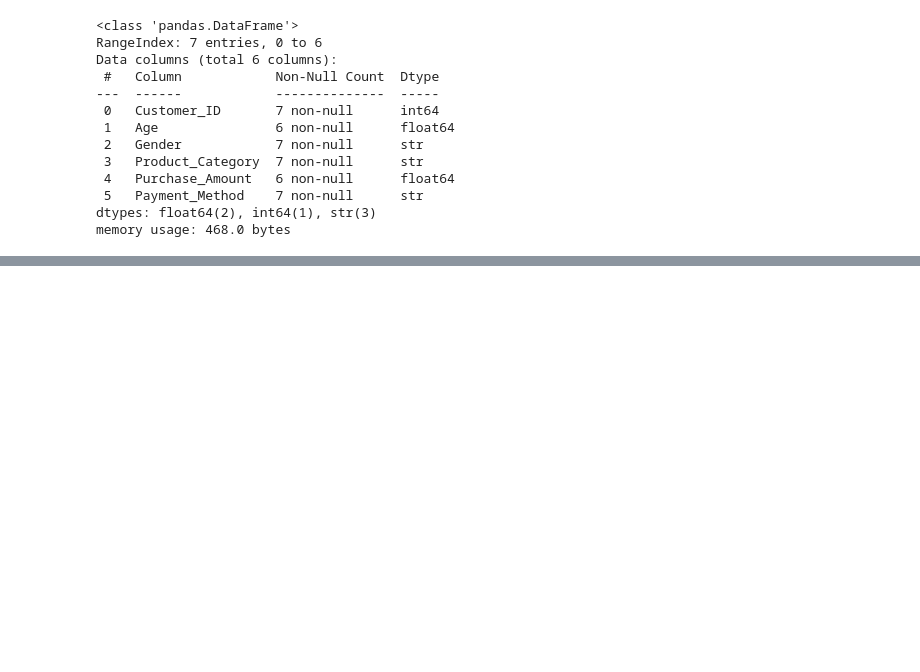
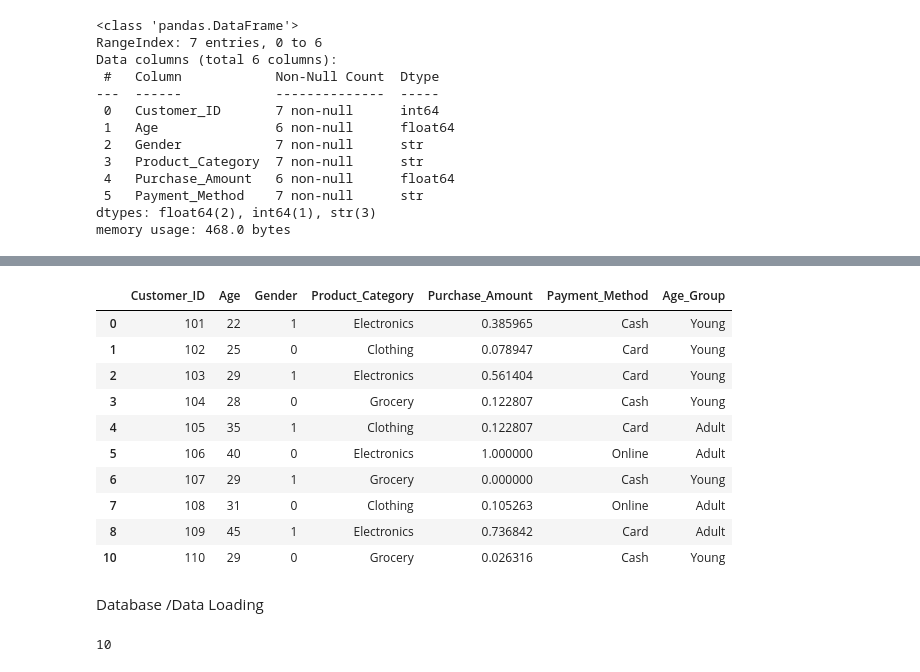
Before and after one commit to neofetch100/DataMining_Project, a Jupyter notebook: project.ipynb, the cells around one changed output, grey strips where cells are left out. Cells and saved outputs as stored; diff of their text form; code cells hidden in the pictures; blank space fills up the shorter version.

```diff
--- a/project.ipynb
+++ b/project.ipynb
@@ -136,0 +138,4 @@ csv_data
+# %%
+csv_cleaned = clean_data(csv_data)
+xlsx_cleaned = clean_data(xlsx_data)
+json_cleaned = clean_data(json_data)
@@ -136,0 +182,36 @@ csv_data
+# %%
+scaler = MinMaxScaler()
+le = LabelEncoder()
+def transfrom_data(df):
+    df[["Purchase_Amount"]] = scaler.fit_transform(
+        df[["Purchase_Amount"]]
+    )
+    df["Gender"] = le.fit_transform(df["Gender"])
+
+    df["Age_Group"] = pd.cut(
+    df["Age"],
+    bins=[0, 18, 30, 50, 100],
+    labels=["Teen", "Young", "Adult", "Senior"]
+)
+
+    return df
+# %%
+csv_transformed = transfrom_data(csv_cleaned)
+xlsx_transformed = transfrom_data(xlsx_cleaned)
+jsn_transformed = transfrom_data(json_cleaned)
+# %%
+csv_transformed
+# %% [output]
+|  | Customer_ID | Age | Gender | Product_Category | Purchase_Amount | Payment_Method | Age_Group |
+| 0 | 101 | 22 | 1 | Electronics | 0.385965 | Cash | Young |
+| 1 | 102 | 25 | 0 | Clothing | 0.078947 | Card | Young |
+| 2 | 103 | 29 | 1 | Electronics | 0.561404 | Card | Young |
+| 3 | 104 | 28 | 0 | Grocery | 0.122807 | Cash | Young |
+| 4 | 105 | 35 | 1 | Clothing | 0.122807 | Card | Adult |
+| 5 | 106 | 40 | 0 | Electronics | 1.000000 | Online | Adult |
+| 6 | 107 | 29 | 1 | Grocery | 0.000000 | Cash | Young |
+| 7 | 108 | 31 | 0 | Clothing | 0.105263 | Online | Adult |
+| 8 | 109 | 45 | 1 | Electronics | 0.736842 | Card | Adult |
+| 10 | 110 | 29 | 0 | Grocery | 0.026316 | Cash | Young |
+# %% [markdown]
+Database /Data Loading
@@ -136,0 +222,9 @@ csv_data
+# %%
+csv_transformed.to_sql(
+    "retail_data",
+    conn,
+    if_exists="replace",
+    index=False
+)
+# %% [output]
+10
```
Also changed, not shown: parts of 14 cells of this notebook, 3 other files.
